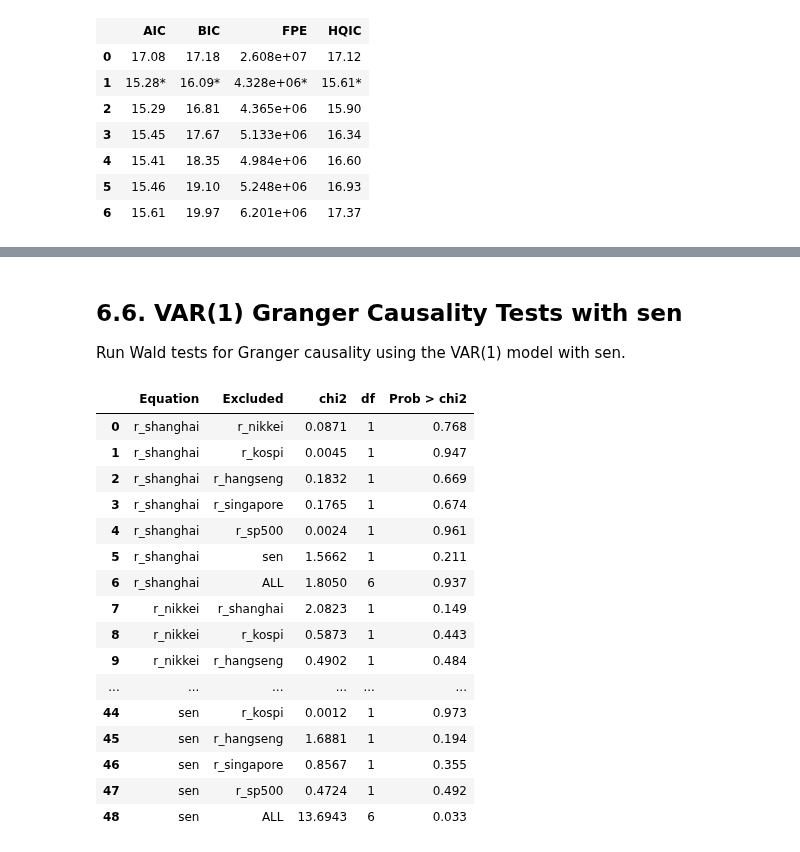
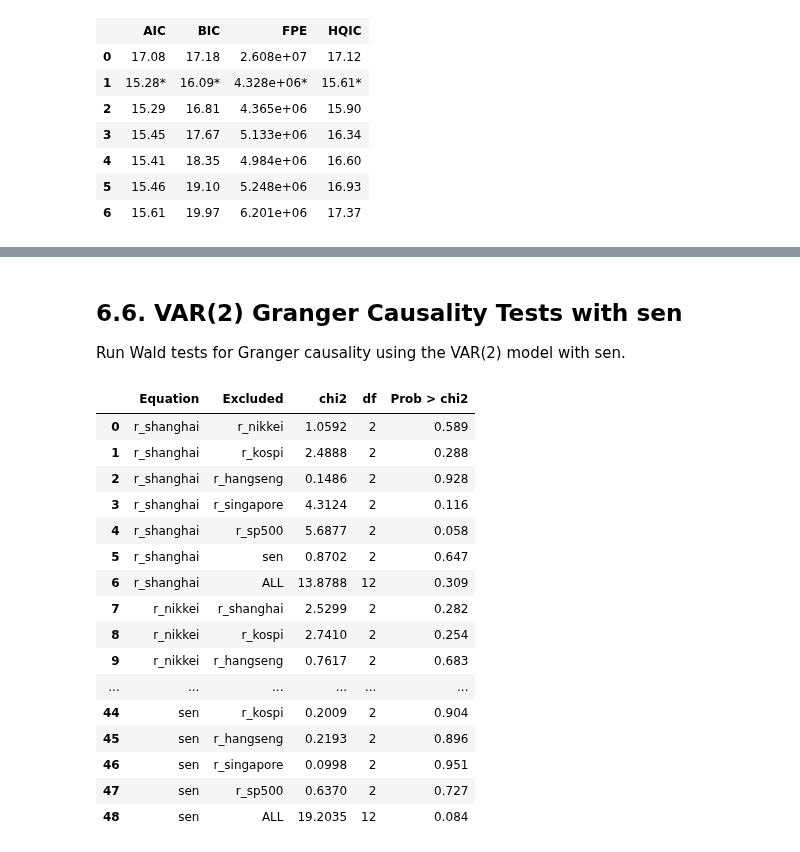
Before and after one commit to yang2094582004-ai/MSIN0114---Dissertation, a Jupyter notebook: S&P 500.ipynb, the cells around one changed output, grey strips where cells are left out. Saved outputs shown, nothing was run; the diff lists cells and outputs as text; code cells hidden in the pictures.

```diff
--- a/S&P 500.ipynb
+++ b/S&P 500.ipynb
@@ -1598,9 +1599,9 @@ Create a complete coefficient table for the VAR(1) model using sen.
 # %%
-# Complete coefficient table for the VAR(1) model with sen.
-params = var_results_sen_lag1.params
-stderr = var_results_sen_lag1.stderr
-zvalues = var_results_sen_lag1.tvalues
-pvalues = var_results_sen_lag1.pvalues
+# Complete coefficient table for the VAR(2) model with sen.
+params = var_results_sen_lag2.params
+stderr = var_results_sen_lag2.stderr
+zvalues = var_results_sen_lag2.tvalues
+pvalues = var_results_sen_lag2.pvalues
 
 z_crit = norm.ppf(0.975)
 
@@ -1616,7 +1617,8 @@ base_variables = [
 
 ordered_parameters = []
 for base_var in base_variables:
-    ordered_parameters.append(f"L1.{base_var}")
+    for lag_number in range(1, 3):
+        ordered_parameters.append(f"L{lag_number}.{base_var}")
 ordered_parameters.append("const")
 
 rows = []
@@ -1651,12 +1653,12 @@ for equation in params.columns:
             "95% CI upper": ci_upper
         })
 
-var_sen_lag1_full_table = pd.DataFrame(rows)
+var_sen_lag2_full_table = pd.DataFrame(rows)
 
 pd.set_option("display.max_rows", None)
 pd.set_option("display.max_columns", None)
 pd.set_option("display.width", None)
 
-display(var_sen_lag1_full_table)
+display(var_sen_lag2_full_table)
 # %% [output]
 |  | Equation | Variable | Lag | Coefficient | Std. err. | z | P>|z| | 95% CI lower | 95% CI upper |
@@ -1717,9 +1726,9 @@ VAR(1) with sen satisfies stability condition.
 # %% [markdown]
-## 6.6. VAR(1) Granger Causality Tests with sen
+## 6.6. VAR(2) Granger Causality Tests with sen
 
-Run Wald tests for Granger causality using the VAR(1) model with sen.
+Run Wald tests for Granger causality using the VAR(2) model with sen.
 # %%
-# Granger causality Wald tests using the VAR(1) model with sen.
+# Granger causality Wald tests using the VAR(2) model with sen.
 var_names_sen = [
     "r_shanghai",
     "r_nikkei",
@@ -1730,64 +1739,64 @@ var_names_sen = [
     "sen"
 ]
 
-granger_sen_lag1_rows = []
+granger_sen_lag2_rows = []
 
 for equation in var_names_sen:
     excluded_vars = [var for var in var_names_sen if var != equation]
 
     # Test each excluded variable one by one.
     for excluded in excluded_vars:
-        test_result = var_results_sen_lag1.test_causality(
+        test_result = var_results_sen_lag2.test_causality(
             caused=equation,
             causing=excluded,
             kind="wald"
         )
 
-        granger_sen_lag1_rows.append({
+        granger_sen_lag2_rows.append({
             "Equation": equation,
             "Excluded": excluded,
             "chi2": test_result.test_statistic,
             "df": test_result.df,
             "Prob > chi2": test_result.pvalue
         })
 
     # Test all other variables jointly.
-    test_all = var_results_sen_lag1.test_causality(
+    test_all = var_results_sen_lag2.test_causality(
         caused=equation,
         causing=excluded_vars,
         kind="wald"
     )
 
-    granger_sen_lag1_rows.append({
+    granger_sen_lag2_rows.append({
         "Equation": equation,
         "Excluded": "ALL",
         "chi2": test_all.test_statistic,
         "df": test_all.df,
         "Prob > chi2": test_all.pvalue
     })
 
-granger_sen_lag1_table = pd.DataFrame(granger_sen_lag1_rows)
+granger_sen_lag2_table = pd.DataFrame(granger_sen_lag2_rows)
 
-granger_sen_lag1_table_formatted = granger_sen_lag1_table.copy()
-granger_sen_lag1_table_formatted["chi2"] = granger_sen_lag1_table_formatted["chi2"].map(lambda x: f"{x:.4f}")
-granger_sen_lag1_table_formatted["Prob > chi2"] = granger_sen_lag1_table_formatted["Prob > chi2"].map(lambda x: f"{x:.3f}")
+granger_sen_lag2_table_formatted = granger_sen_lag2_table.copy()
+granger_sen_lag2_table_formatted["chi2"] = granger_sen_lag2_table_formatted["chi2"].map(lambda x: f"{x:.4f}")
+granger_sen_lag2_table_formatted["Prob > chi2"] = granger_sen_lag2_table_formatted["Prob > chi2"].map(lambda x: f"{x:.3f}")
 
-display(granger_sen_lag1_table_formatted)
+display(granger_sen_lag2_table_formatted)
 # %% [output]
 |  | Equation | Excluded | chi2 | df | Prob > chi2 |
-| 0 | r_shanghai | r_nikkei | 0.0871 | 1 | 0.768 |
-| 1 | r_shanghai | r_kospi | 0.0045 | 1 | 0.947 |
-| 2 | r_shanghai | r_hangseng | 0.1832 | 1 | 0.669 |
-| 3 | r_shanghai | r_singapore | 0.1765 | 1 | 0.674 |
-| 4 | r_shanghai | r_sp500 | 0.0024 | 1 | 0.961 |
-| 5 | r_shanghai | sen | 1.5662 | 1 | 0.211 |
-| 6 | r_shanghai | ALL | 1.8050 | 6 | 0.937 |
-| 7 | r_nikkei | r_shanghai | 2.0823 | 1 | 0.149 |
-| 8 | r_nikkei | r_kospi | 0.5873 | 1 | 0.443 |
-| 9 | r_nikkei | r_hangseng | 0.4902 | 1 | 0.484 |
+| 0 | r_shanghai | r_nikkei | 1.0592 | 2 | 0.589 |
+| 1 | r_shanghai | r_kospi | 2.4888 | 2 | 0.288 |
+| 2 | r_shanghai | r_hangseng | 0.1486 | 2 | 0.928 |
+| 3 | r_shanghai | r_singapore | 4.3124 | 2 | 0.116 |
+| 4 | r_shanghai | r_sp500 | 5.6877 | 2 | 0.058 |
+| 5 | r_shanghai | sen | 0.8702 | 2 | 0.647 |
+| 6 | r_shanghai | ALL | 13.8788 | 12 | 0.309 |
+| 7 | r_nikkei | r_shanghai | 2.5299 | 2 | 0.282 |
+| 8 | r_nikkei | r_kospi | 2.7410 | 2 | 0.254 |
+| 9 | r_nikkei | r_hangseng | 0.7617 | 2 | 0.683 |
 | ... | ... | ... | ... | ... | ... |
-| 44 | sen | r_kospi | 0.0012 | 1 | 0.973 |
-| 45 | sen | r_hangseng | 1.6881 | 1 | 0.194 |
-| 46 | sen | r_singapore | 0.8567 | 1 | 0.355 |
-| 47 | sen | r_sp500 | 0.4724 | 1 | 0.492 |
-| 48 | sen | ALL | 13.6943 | 6 | 0.033 |
+| 44 | sen | r_kospi | 0.2009 | 2 | 0.904 |
+| 45 | sen | r_hangseng | 0.2193 | 2 | 0.896 |
+| 46 | sen | r_singapore | 0.0998 | 2 | 0.951 |
+| 47 | sen | r_sp500 | 0.6370 | 2 | 0.727 |
+| 48 | sen | ALL | 19.2035 | 12 | 0.084 |
```
Also changed, not shown: parts of 9 cells of this notebook, 2 other files.
